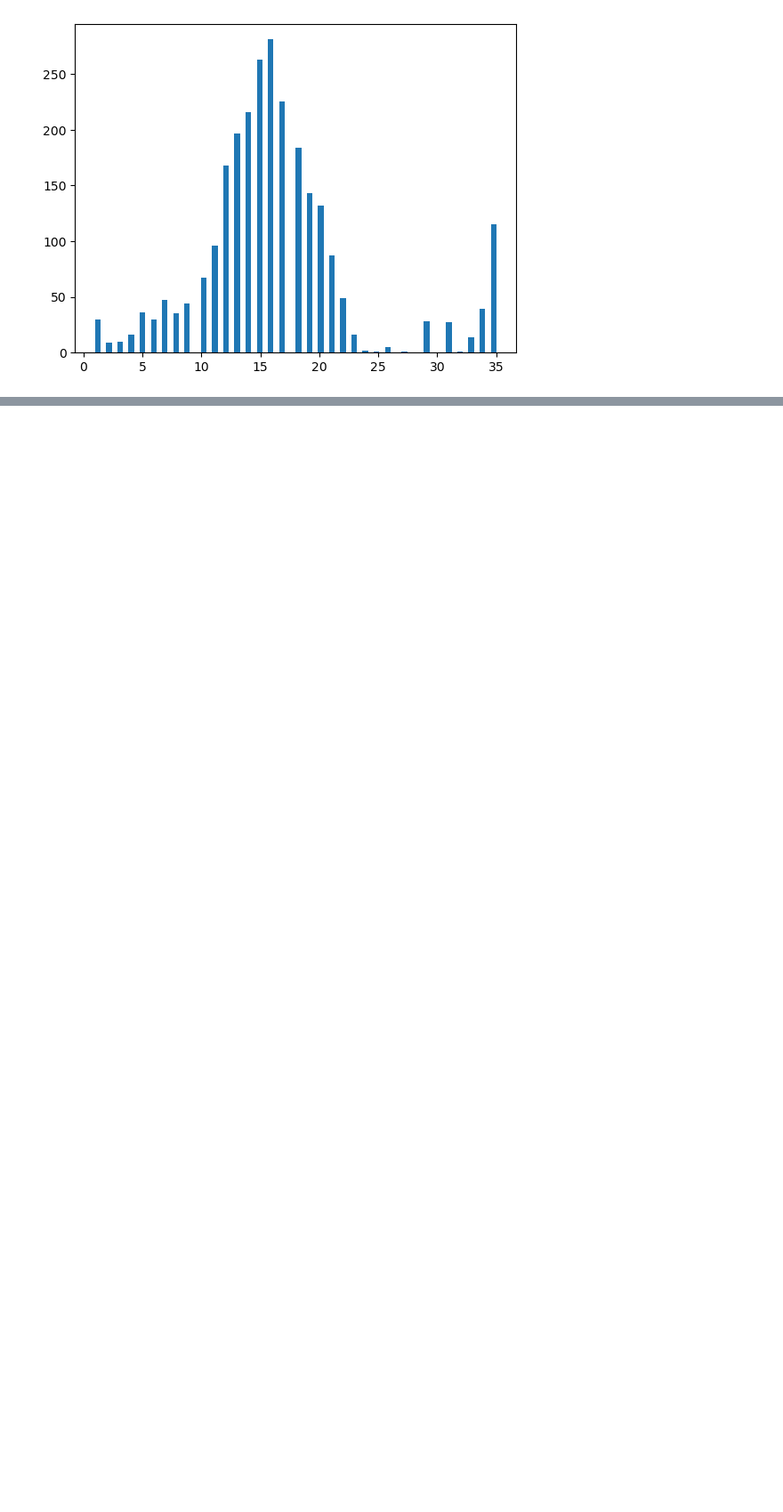
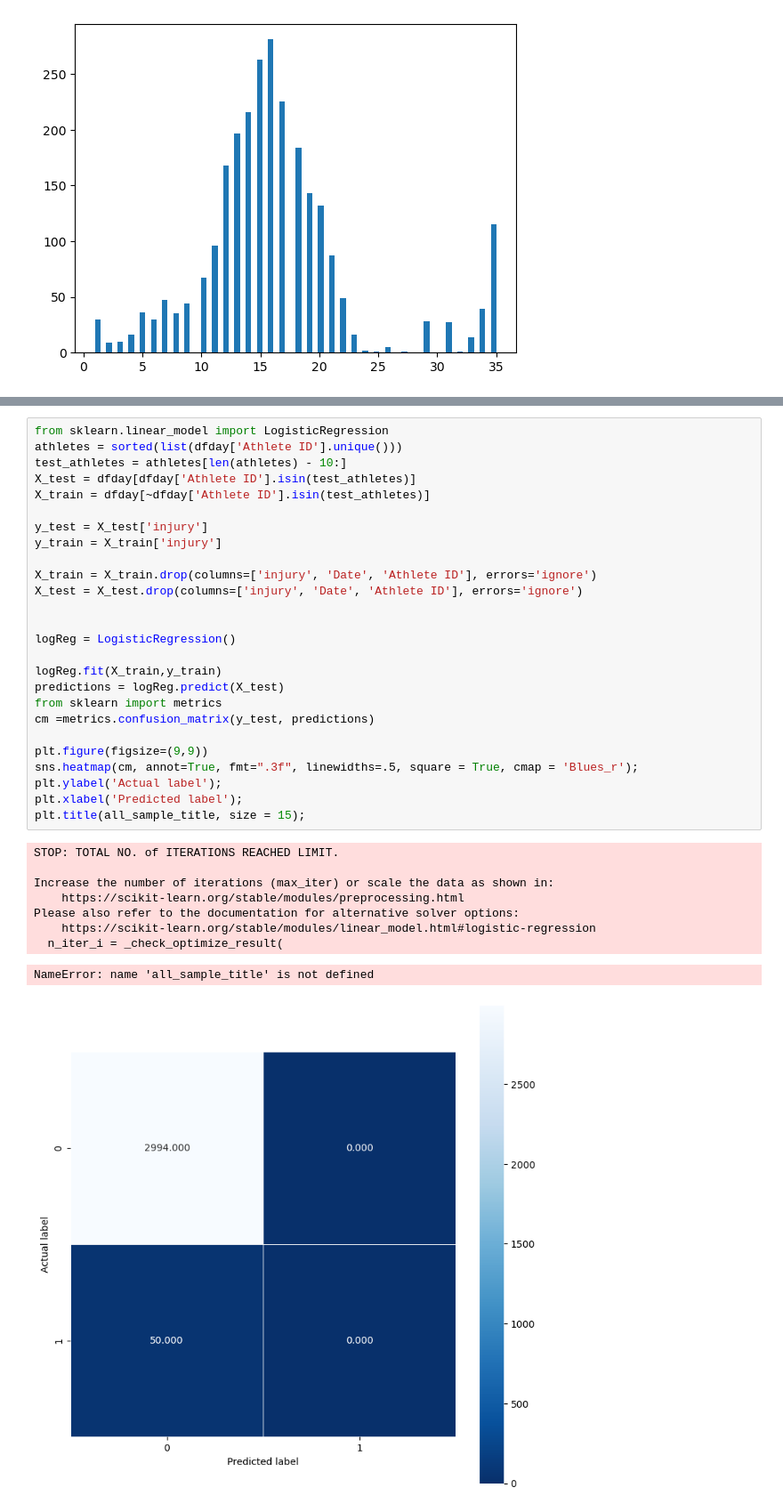
Before and after one commit to milooranm/RunningVolume_Injury, a Jupyter notebook: RunningVolume_Injury/notebooks/Early look at data.ipynb, the cells around one changed output, grey strips where cells are left out. Shown: that part at 89% size. Saved outputs shown, nothing was run; the diff lists cells and outputs as text; blank space fills up the shorter version.

Commit message:
implemented basic model
Added some more investigation into correlation between columns, implemented a limited model accounting for the splitting they used in the experiment.

```diff
--- a/RunningVolume_Injury/notebooks/Early look at data.ipynb
+++ b/RunningVolume_Injury/notebooks/Early look at data.ipynb
@@ -263,0 +352,36 @@ plt.hist(events_per_date['Date'],bins=72)
+# %%
+from sklearn.linear_model import LogisticRegression
+athletes = sorted(list(dfday['Athlete ID'].unique()))
+test_athletes = athletes[len(athletes) - 10:]
+X_test = dfday[dfday['Athlete ID'].isin(test_athletes)]
+X_train = dfday[~dfday['Athlete ID'].isin(test_athletes)]
+
+y_test = X_test['injury']
+y_train = X_train['injury']
+
+X_train = X_train.drop(columns=['injury', 'Date', 'Athlete ID'], errors='ignore')
+X_test = X_test.drop(columns=['injury', 'Date', 'Athlete ID'], errors='ignore')
+
+
+logReg = LogisticRegression()
+
+logReg.fit(X_train,y_train)
+predictions = logReg.predict(X_test)
+from sklearn import metrics
+cm =metrics.confusion_matrix(y_test, predictions)
+
+plt.figure(figsize=(9,9))
+sns.heatmap(cm, annot=True, fmt=".3f", linewidths=.5, square = True, cmap = 'Blues_r');
+plt.ylabel('Actual label');
+plt.xlabel('Predicted label');
+plt.title(all_sample_title, size = 15);
+# %% [output]
+STOP: TOTAL NO. of ITERATIONS REACHED LIMIT.
+
+Increase the number of iterations (max_iter) or scale the data as shown in:
+    https://scikit-learn.org/stable/modules/preprocessing.html
+Please also refer to the documentation for alternative solver options:
+    https://scikit-learn.org/stable/modules/linear_model.html#logistic-regression
+  n_iter_i = _check_optimize_result(
+NameError: name 'all_sample_title' is not defined
+[figure, added]
```
Also changed, not shown: parts of 10 cells of this notebook.
